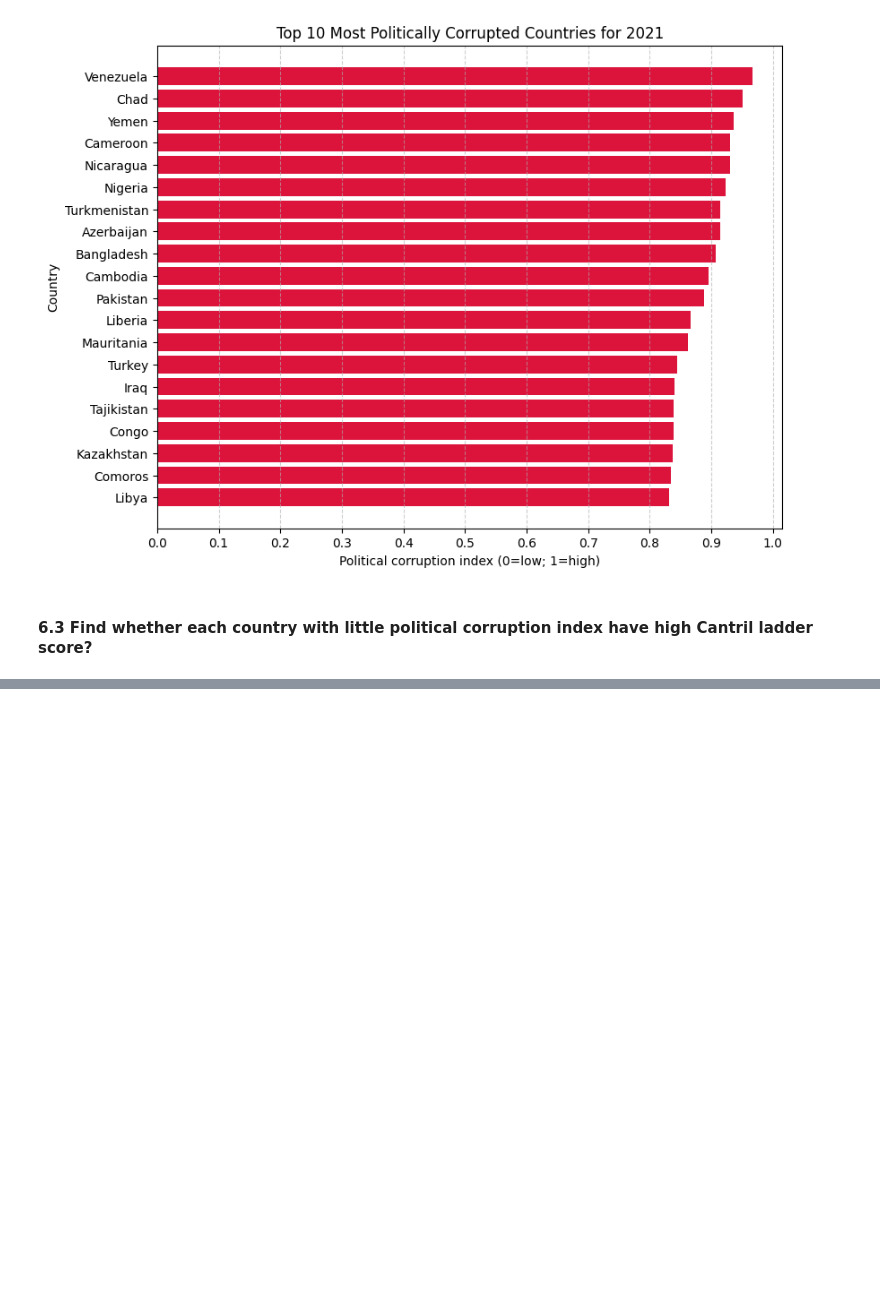
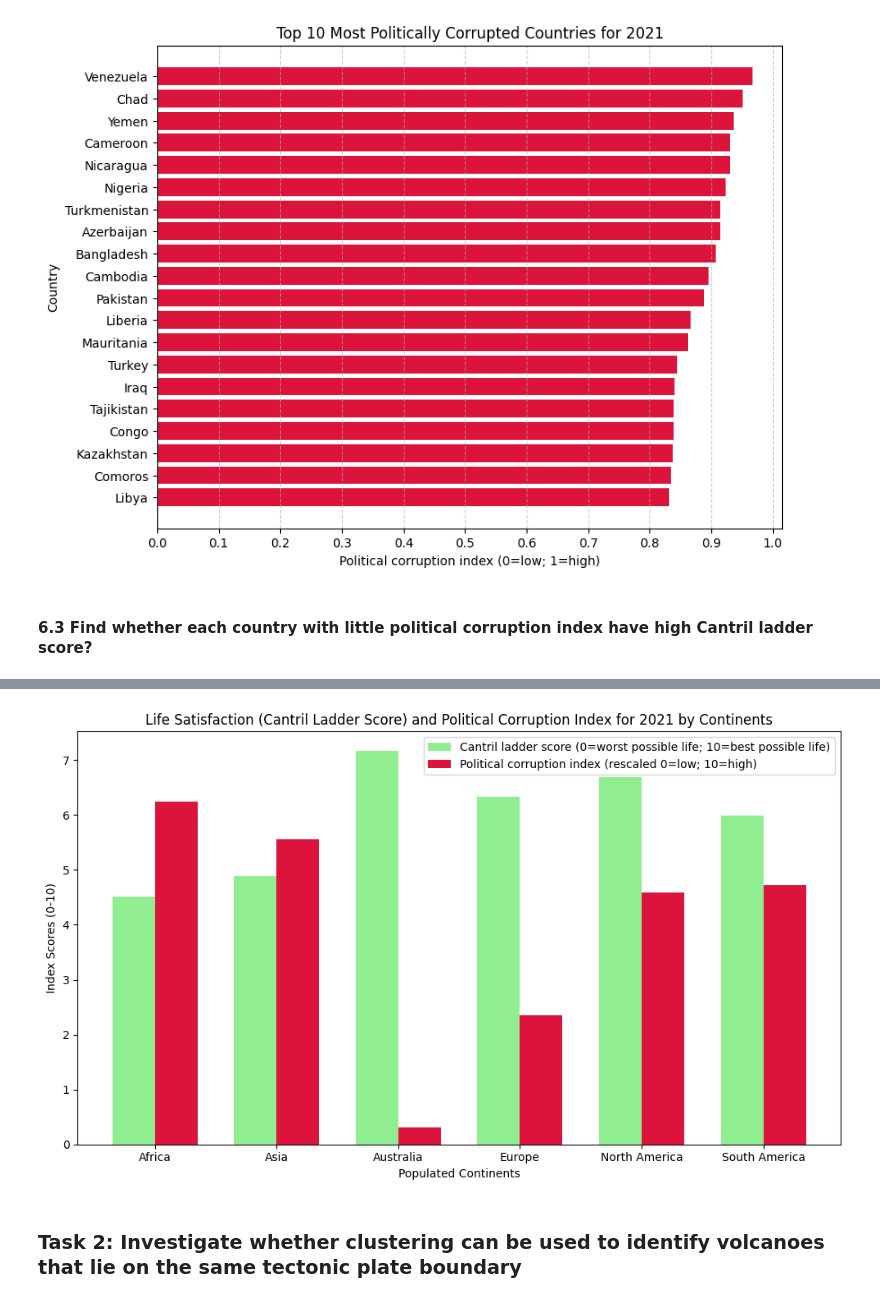
Before and after one commit to sdvelev/Introduction-To-Data-Science-And-AI, a Jupyter notebook: 05-data-science-revision/assignment-5-Stefan-Velev.ipynb, the cells around one changed output, grey strips where cells are left out. Saved outputs shown, nothing was run; the diff lists cells and outputs as text; code cells hidden in the pictures; blank space fills up the shorter version.

```diff
--- a/05-data-science-revision/assignment-5-Stefan-Velev.ipynb
+++ b/05-data-science-revision/assignment-5-Stefan-Velev.ipynb
@@ -697,0 +832,19 @@ plt.show()
+# %%
+x = np.arange(len(continents))
+width = 0.35
+fig, ax = plt.subplots(figsize=(10, 6))
+bars1 = ax.bar(x - width/2, df_life_satisfaction_continents['Cantril ladder score'], width, label='Cantril ladder score (0=worst possible life; 10=best possible life)', color='lightgreen')
+bars2 = ax.bar(x + width/2, df_political_corruption_continents['Political corruption index'] * 10, width, label='Political corruption index (rescaled 0=low; 10=high)', color='crimson')
+
+ax.set_xlabel('Populated Continents')
+ax.set_ylabel('Index Scores (0-10)')
+ax.set_title('Life Satisfaction (Cantril Ladder Score) and Political Corruption Index for 2021 by Continents')
+ax.set_xticks(x)
+ax.set_xticklabels(continents)
+ax.legend()
+plt.tight_layout()
+plt.show()
+# %% [output]
+[figure, added]
+# %% [markdown]
+### Task 2: Investigate whether clustering can be used to identify volcanoes that lie on the same tectonic plate boundary
```
Also changed, not shown: parts of 13 cells of this notebook.
